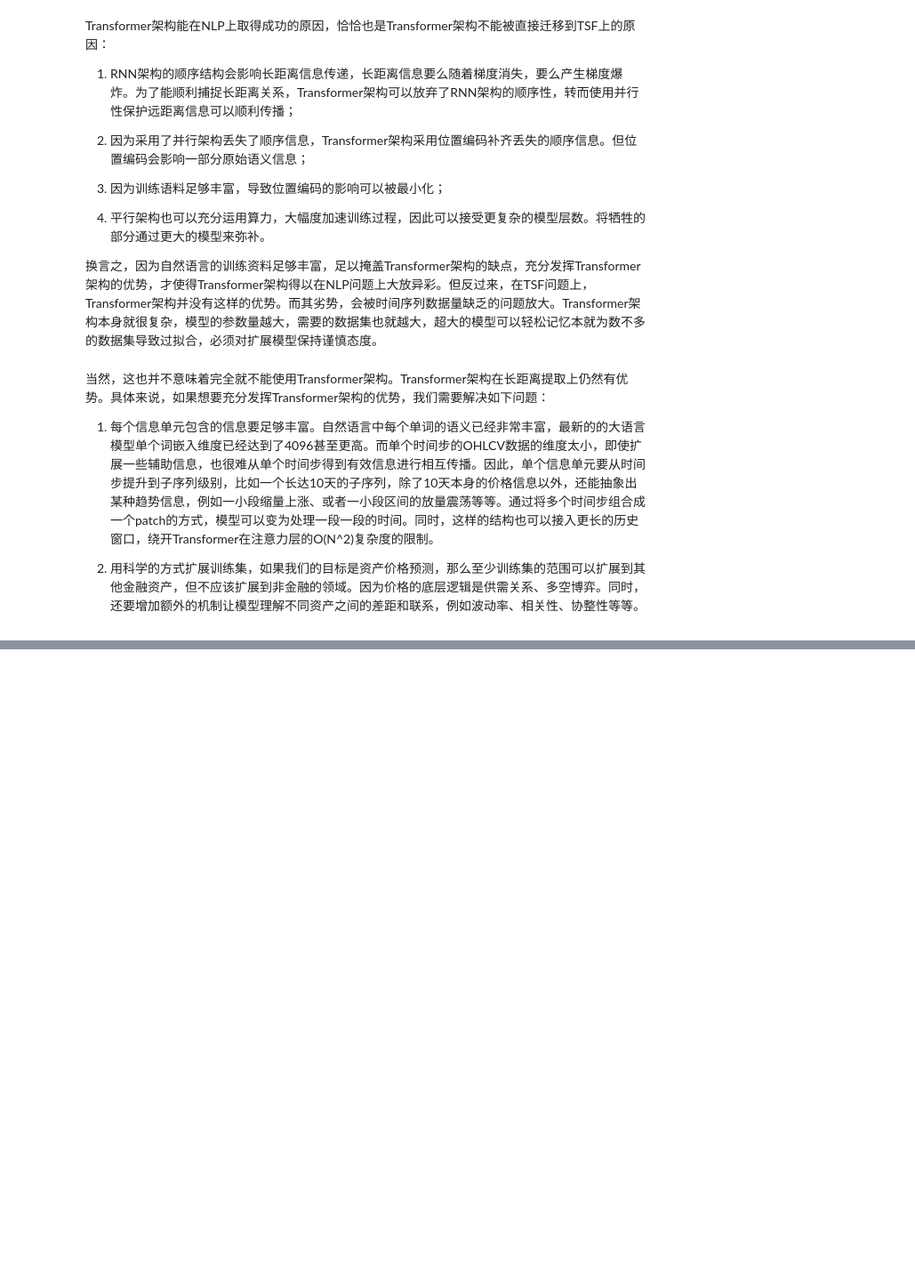
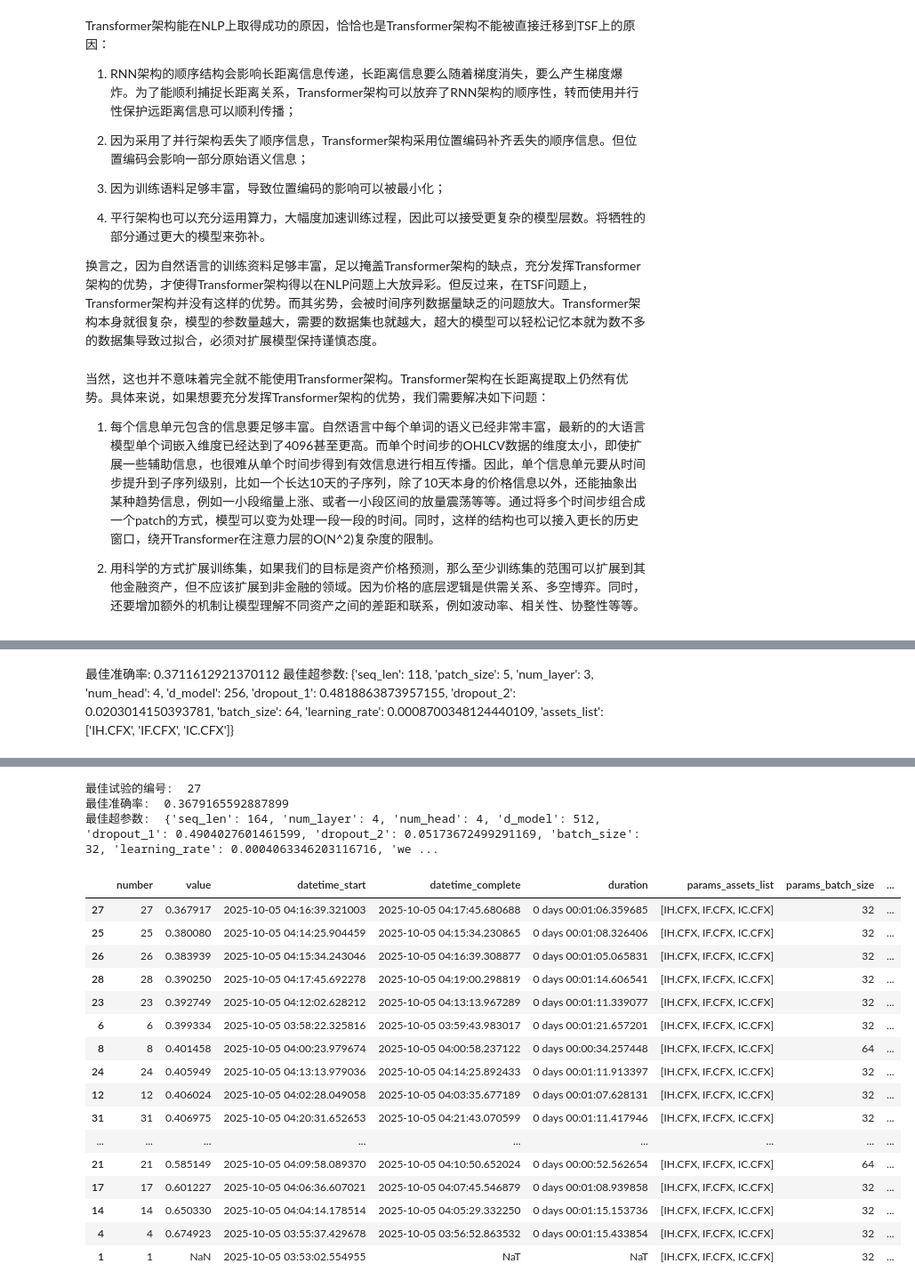
Before and after one commit to FerdinandEoverm/Index_Future_Prediction, a Jupyter notebook: Transformer model/PatchTST_PreTrain.ipynb, the cells around one changed output, grey strips where cells are left out. Shown: that part at 89% size. Drawn from its saved outputs; the diff is of its cells as text; code cells hidden in the pictures; blank space fills up the shorter version.

```diff
--- a/Transformer model/PatchTST_PreTrain.ipynb
+++ b/Transformer model/PatchTST_PreTrain.ipynb
@@ -156,3 +186,6 @@ class Patch_TST(nn.Module):
+# %% [markdown]
+最佳准确率:  0.3711612921370112
+最佳超参数:  {'seq_len': 118, 'patch_size': 5, 'num_layer': 3, 'num_head': 4, 'd_model': 256, 'dropout_1': 0.4818863873957155, 'dropout_2': 0.0203014150393781, 'batch_size': 64, 'learning_rate': 0.0008700348124440109, 'assets_list': ['IH.CFX', 'IF.CFX', 'IC.CFX']}
 # %%
 def objective(trial):
 
@@ -263,10 +301,18 @@ def objective(trial):
 
     return final_loss
 # %%
-study = optuna.create_study(direction="minimize")
-study.optimize(objective, n_trials=100)  # 运行30次试验
+study = optuna.create_study(
+    direction="minimize",
+    study_name="patchtst_pretrain",
+    storage="sqlite:///db.sqlite3_1",  # 保存到 SQLite 文件
+    load_if_exists=True # 如果存在同名study，则加载它
+)
+study.optimize(objective, n_trials=30)
 
 
 print("最佳试验的编号: ", study.best_trial.number)
-print("最佳准确率: ", study.best_value)
+print("最佳loss: ", study.best_value)
 print("最佳超参数: ", study.best_params)
+df = study.trials_dataframe()
+df.sort_values(by='value')
+# %% [output]
@@ -272,0 +336,20 @@ print("最佳超参数: ", study.best_params)
+最佳试验的编号:  27
+最佳准确率:  0.3679165592887899
+最佳超参数:  {'seq_len': 164, 'num_layer': 4, 'num_head': 4, 'd_model': 512, 'dropout_1': 0.4904027601461599, 'dropout_2': 0.05173672499291169, 'batch_size': 32, 'learning_rate': 0.0004063346203116716, 'we ...
+|  | number | value | datetime_start | datetime_complete | duration | params_assets_list | params_batch_size | ... |
+| 27 | 27 | 0.367917 | 2025-10-05 04:16:39.321003 | 2025-10-05 04:17:45.680688 | 0 days 00:01:06.359685 | [IH.CFX, IF.CFX, IC.CFX] | 32 | ... |
+| 25 | 25 | 0.380080 | 2025-10-05 04:14:25.904459 | 2025-10-05 04:15:34.230865 | 0 days 00:01:08.326406 | [IH.CFX, IF.CFX, IC.CFX] | 32 | ... |
+| 26 | 26 | 0.383939 | 2025-10-05 04:15:34.243046 | 2025-10-05 04:16:39.308877 | 0 days 00:01:05.065831 | [IH.CFX, IF.CFX, IC.CFX] | 32 | ... |
+| 28 | 28 | 0.390250 | 2025-10-05 04:17:45.692278 | 2025-10-05 04:19:00.298819 | 0 days 00:01:14.606541 | [IH.CFX, IF.CFX, IC.CFX] | 32 | ... |
+| 23 | 23 | 0.392749 | 2025-10-05 04:12:02.628212 | 2025-10-05 04:13:13.967289 | 0 days 00:01:11.339077 | [IH.CFX, IF.CFX, IC.CFX] | 32 | ... |
+| 6 | 6 | 0.399334 | 2025-10-05 03:58:22.325816 | 2025-10-05 03:59:43.983017 | 0 days 00:01:21.657201 | [IH.CFX, IF.CFX, IC.CFX] | 32 | ... |
+| 8 | 8 | 0.401458 | 2025-10-05 04:00:23.979674 | 2025-10-05 04:00:58.237122 | 0 days 00:00:34.257448 | [IH.CFX, IF.CFX, IC.CFX] | 64 | ... |
+| 24 | 24 | 0.405949 | 2025-10-05 04:13:13.979036 | 2025-10-05 04:14:25.892433 | 0 days 00:01:11.913397 | [IH.CFX, IF.CFX, IC.CFX] | 32 | ... |
+| 12 | 12 | 0.406024 | 2025-10-05 04:02:28.049058 | 2025-10-05 04:03:35.677189 | 0 days 00:01:07.628131 | [IH.CFX, IF.CFX, IC.CFX] | 32 | ... |
+| 31 | 31 | 0.406975 | 2025-10-05 04:20:31.652653 | 2025-10-05 04:21:43.070599 | 0 days 00:01:11.417946 | [IH.CFX, IF.CFX, IC.CFX] | 32 | ... |
+| ... | ... | ... | ... | ... | ... | ... | ... | ... |
+| 21 | 21 | 0.585149 | 2025-10-05 04:09:58.089370 | 2025-10-05 04:10:50.652024 | 0 days 00:00:52.562654 | [IH.CFX, IF.CFX, IC.CFX] | 64 | ... |
+| 17 | 17 | 0.601227 | 2025-10-05 04:06:36.607021 | 2025-10-05 04:07:45.546879 | 0 days 00:01:08.939858 | [IH.CFX, IF.CFX, IC.CFX] | 32 | ... |
+| 14 | 14 | 0.650330 | 2025-10-05 04:04:14.178514 | 2025-10-05 04:05:29.332250 | 0 days 00:01:15.153736 | [IH.CFX, IF.CFX, IC.CFX] | 32 | ... |
+| 4 | 4 | 0.674923 | 2025-10-05 03:55:37.429678 | 2025-10-05 03:56:52.863532 | 0 days 00:01:15.433854 | [IH.CFX, IF.CFX, IC.CFX] | 32 | ... |
+| 1 | 1 | NaN | 2025-10-05 03:53:02.554955 | NaT | NaT | [IH.CFX, IF.CFX, IC.CFX] | 32 | ... |
```
Also changed, not shown: parts of 10 cells of this notebook, 5 other files.
